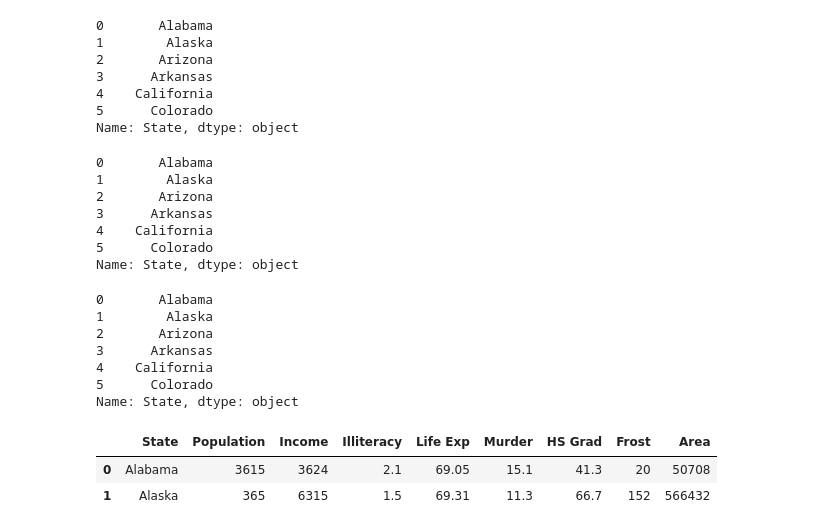
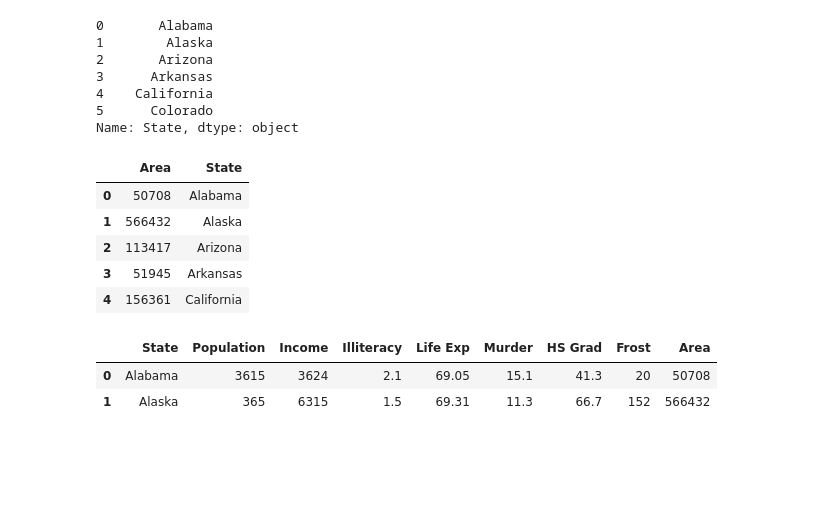
Before and after one commit to drchase55/NNU_nih_python_jrc, a Jupyter notebook: Module_2/Submodule_2_Tutorial2_Pandas.ipynb, the cells around one changed output. Saved outputs shown, nothing was run; the diff lists cells and outputs as text; code cells hidden in the pictures; blank space fills up the shorter version.

```diff
--- a/Module_2/Submodule_2_Tutorial2_Pandas.ipynb
+++ b/Module_2/Submodule_2_Tutorial2_Pandas.ipynb
@@ -213,32 +198,15 @@ states.State[0:6]
 5      Colorado
 Name: State, dtype: object
 # %%
-# Indexing
 # Or select more than one column
-states[['Area', 'State']]
-
-# By column name attribute
-states.State[0:6]
+states[['Area', 'State']].head()
 # %% [output]
-0       Alabama
-1        Alaska
-2       Arizona
-3      Arkansas
-4    California
-5      Colorado
-Name: State, dtype: object
+|  | Area | State |
+| 0 | 50708 | Alabama |
+| 1 | 566432 | Alaska |
+| 2 | 113417 | Arizona |
+| 3 | 51945 | Arkansas |
+| 4 | 156361 | California |
-# %%
-# Indexing
-# Or by row, which is technically an attribute of the column data
-states.State[0:6]
-# %% [output]
-0       Alabama
-1        Alaska
-2       Arizona
-3      Arkansas
-4    California
-5      Colorado
-Name: State, dtype: object
 # %%
 # Select Row (labels, index)
 states[0:2]
```
Also changed, not shown: parts of 37 cells of this notebook, 9 other files.
